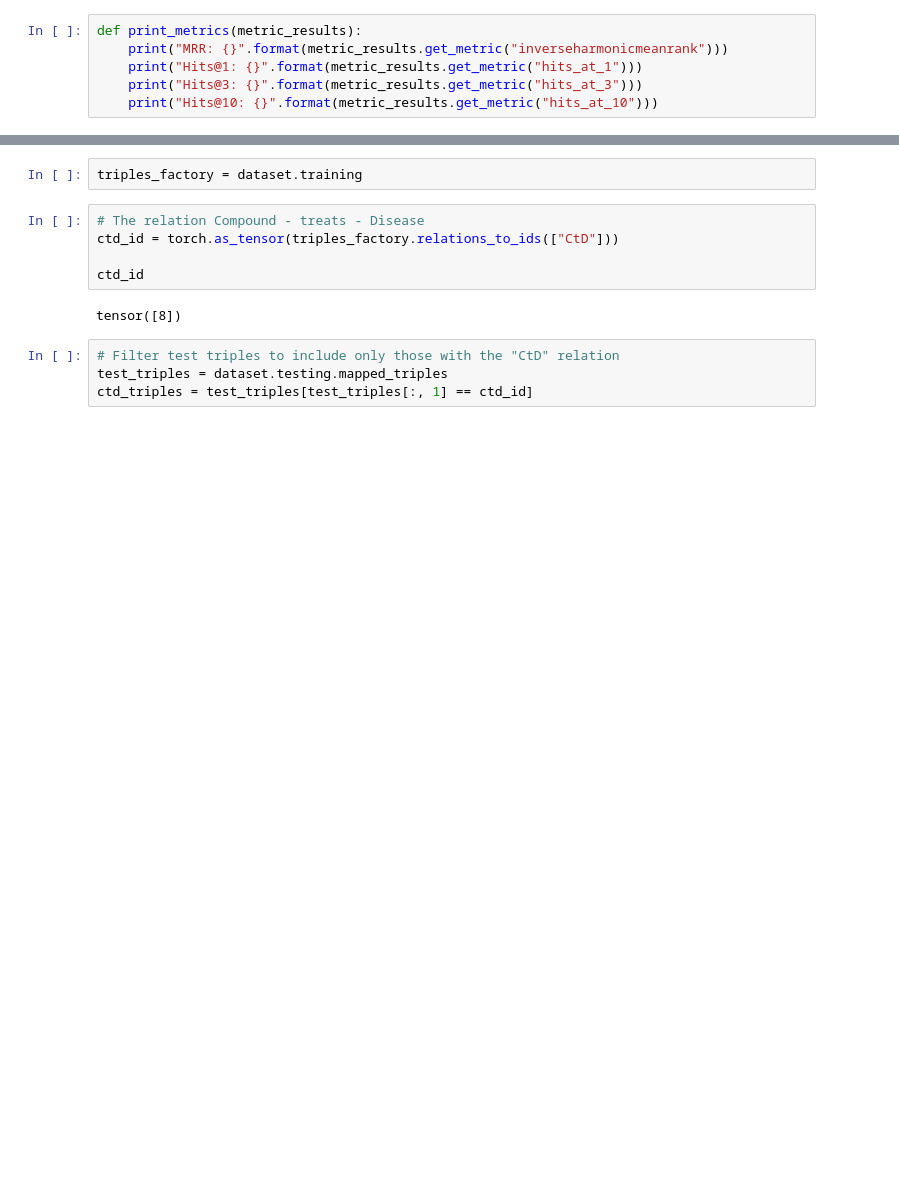
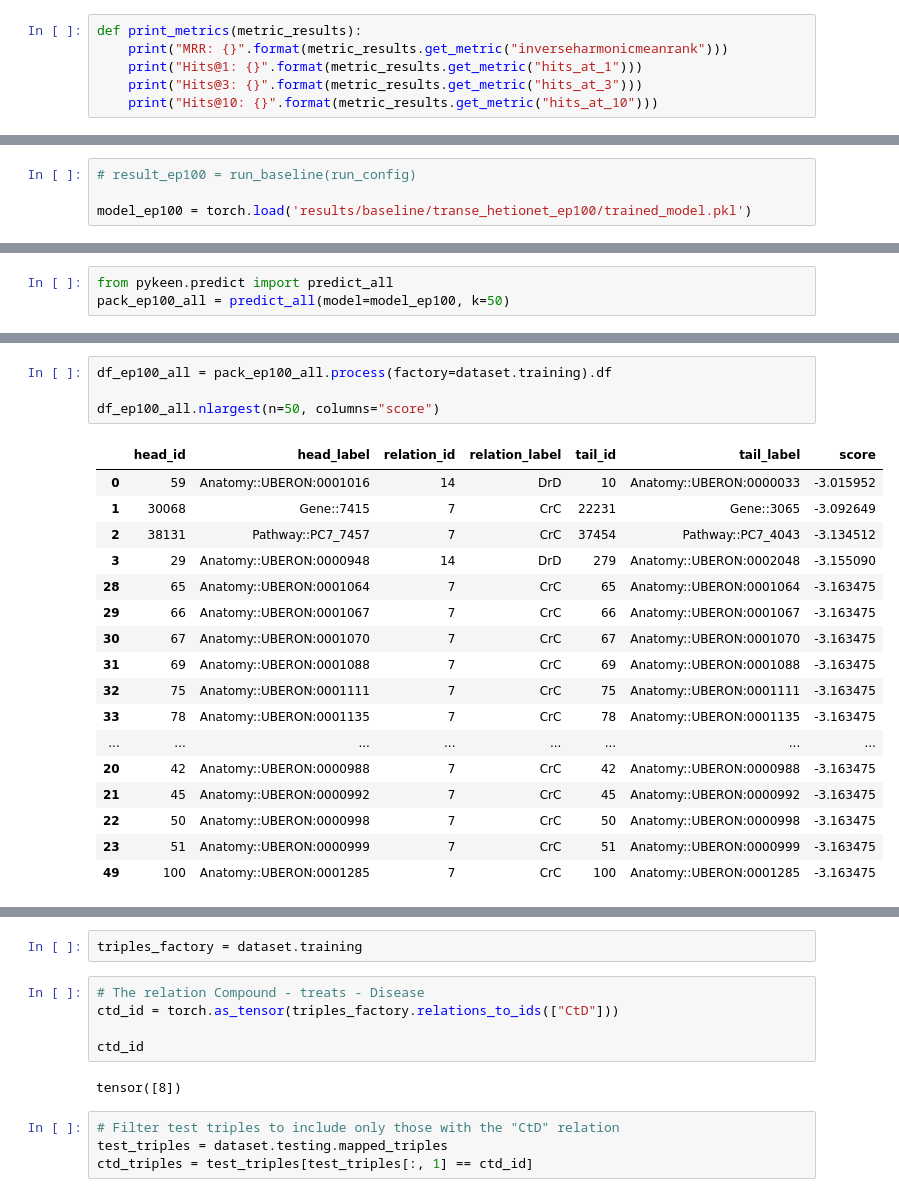
Before and after one commit to davidpetrov/Link-Prediction, a Jupyter notebook: hetionet.ipynb, the cells around one changed output, grey strips where cells are left out. Drawn from its saved outputs; the diff is of its cells as text; blank space fills up the shorter version.

```diff
--- a/hetionet.ipynb
+++ b/hetionet.ipynb
@@ -94 +96,5 @@ result_ep100 = run_baseline(run_config)
+# %%
+# result_ep100 = run_baseline(run_config)
+
+model_ep100 = torch.load('results/baseline/transe_hetionet_ep100/trained_model.pkl')
 # %%
@@ -100,0 +102,3 @@ Hits@10: 0.14232068260599057
+# %%
+from pykeen.predict import predict_all
+pack_ep100_all = predict_all(model=model_ep100, k=50)
@@ -101 +107,23 @@ Hits@10: 0.14232068260599057
+# %%
+df_ep100_all = pack_ep100_all.process(factory=dataset.training).df
+
+df_ep100_all.nlargest(n=50, columns="score")
+# %% [output]
+|  | head_id | head_label | relation_id | relation_label | tail_id | tail_label | score |
+| 0 | 59 | Anatomy::UBERON:0001016 | 14 | DrD | 10 | Anatomy::UBERON:0000033 | -3.015952 |
+| 1 | 30068 | Gene::7415 | 7 | CrC | 22231 | Gene::3065 | -3.092649 |
+| 2 | 38131 | Pathway::PC7_7457 | 7 | CrC | 37454 | Pathway::PC7_4043 | -3.134512 |
+| 3 | 29 | Anatomy::UBERON:0000948 | 14 | DrD | 279 | Anatomy::UBERON:0002048 | -3.155090 |
+| 28 | 65 | Anatomy::UBERON:0001064 | 7 | CrC | 65 | Anatomy::UBERON:0001064 | -3.163475 |
+| 29 | 66 | Anatomy::UBERON:0001067 | 7 | CrC | 66 | Anatomy::UBERON:0001067 | -3.163475 |
+| 30 | 67 | Anatomy::UBERON:0001070 | 7 | CrC | 67 | Anatomy::UBERON:0001070 | -3.163475 |
+| 31 | 69 | Anatomy::UBERON:0001088 | 7 | CrC | 69 | Anatomy::UBERON:0001088 | -3.163475 |
+| 32 | 75 | Anatomy::UBERON:0001111 | 7 | CrC | 75 | Anatomy::UBERON:0001111 | -3.163475 |
+| 33 | 78 | Anatomy::UBERON:0001135 | 7 | CrC | 78 | Anatomy::UBERON:0001135 | -3.163475 |
+| ... | ... | ... | ... | ... | ... | ... | ... |
+| 20 | 42 | Anatomy::UBERON:0000988 | 7 | CrC | 42 | Anatomy::UBERON:0000988 | -3.163475 |
+| 21 | 45 | Anatomy::UBERON:0000992 | 7 | CrC | 45 | Anatomy::UBERON:0000992 | -3.163475 |
+| 22 | 50 | Anatomy::UBERON:0000998 | 7 | CrC | 50 | Anatomy::UBERON:0000998 | -3.163475 |
+| 23 | 51 | Anatomy::UBERON:0000999 | 7 | CrC | 51 | Anatomy::UBERON:0000999 | -3.163475 |
+| 49 | 100 | Anatomy::UBERON:0001285 | 7 | CrC | 100 | Anatomy::UBERON:0001285 | -3.163475 |
 # %%
```
Also changed, not shown: parts of 48 cells of this notebook, 8 other files.
